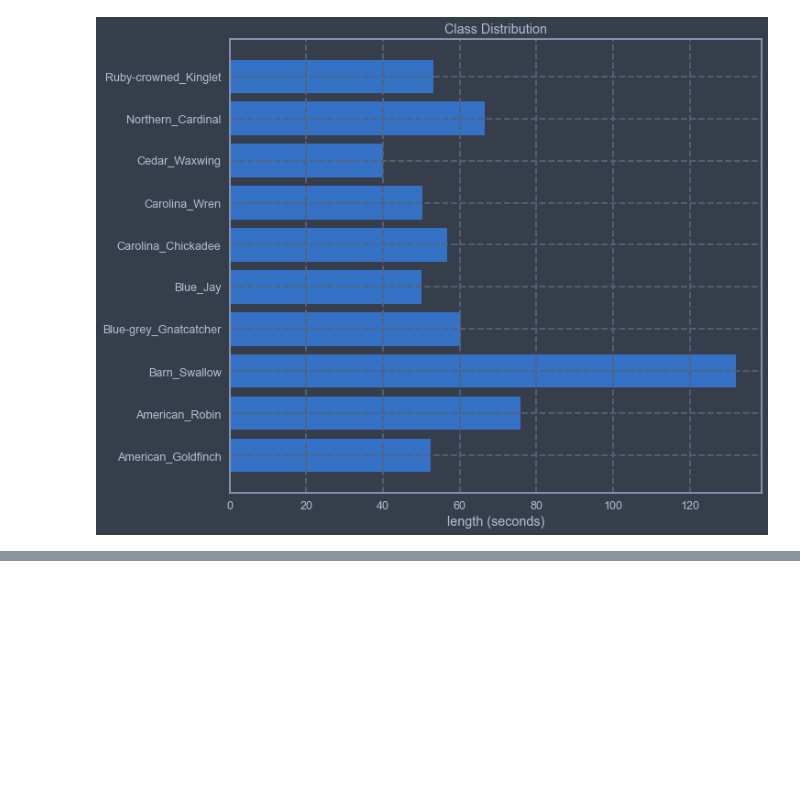
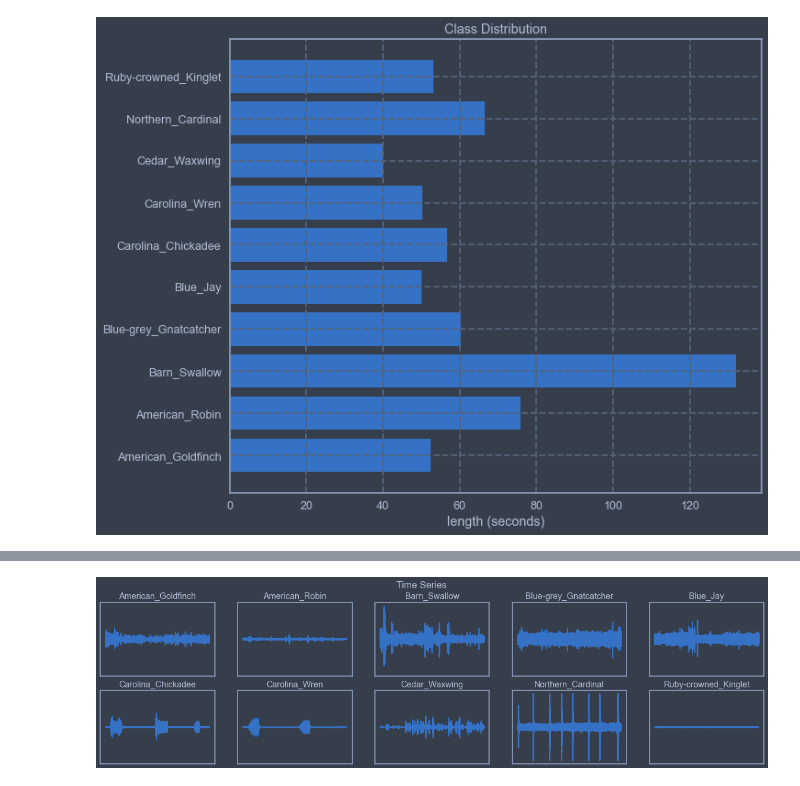
Before and after one commit to Xavier4t/Bird-Classifier, a Jupyter notebook: audio_analysis.ipynb, the cells around one changed output, grey strips where cells are left out. Saved outputs shown, nothing was run; the diff lists cells and outputs as text; code cells hidden in the pictures; blank space fills up the shorter version.

Commit message:
energy & fft plots

```diff
--- a/audio_analysis.ipynb
+++ b/audio_analysis.ipynb
@@ -126,3 +133,6 @@ def hbarplot(data, xlabel, title):
 hbarplot(bird_classes_distribution, "length (seconds)", "Class Distribution")
 # %% [output]
 [figure]
+# %%
+bird_calls_df.reset_index(inplace=True)
+bird_calls_df.head()
@@ -128,0 +146,27 @@ hbarplot(bird_classes_distribution, "length (seconds)", "Class Distribution")
+# %%
+# fast fourier function calculator (magnitude and frequency of the signal)
+def cal_fft(y, rate):
+    n=len(y)
+    freq = np.fft.rfftfreq(n, d=1/rate)
+    # magnitude of the signal, normalize by the length of the signal
+    Y = abs(np.fft.rfft(y)/n)
+    return (Y, freq)
+# %%
+signals = {}
+fft = {}
+fbank = {}
+mfccs = {}
+for b in bird_classes:
+    wav_file=bird_calls_df[bird_calls_df.label == b].iloc[0,0]
+    signal, rate = librosa.load(os.path.join(wavFolder, wav_file), sr=44100)
+    signals[b] = signal
+    fft[b] = cal_fft(signal, rate)
+    # filterbank energies
+    bank = logfbank(signal[:rate], rate, nfilt=26, nfft=1103).T
+    fbank[b] = bank
+    mel = mfcc(signal[:rate], rate, numcep=13, nfilt=26, nfft=1103).T
+    mfccs[b]=mel
+# %%
+plot_signals(signals)
+# %% [output]
+[figure, added]
```
Also changed, not shown: parts of 10 cells of this notebook.
